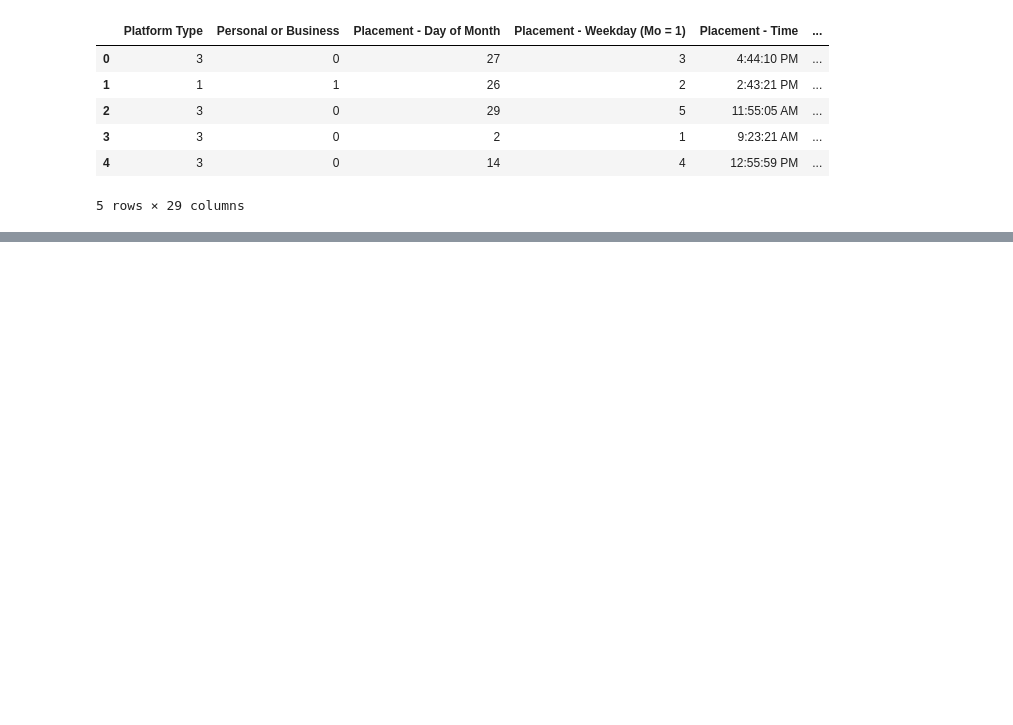
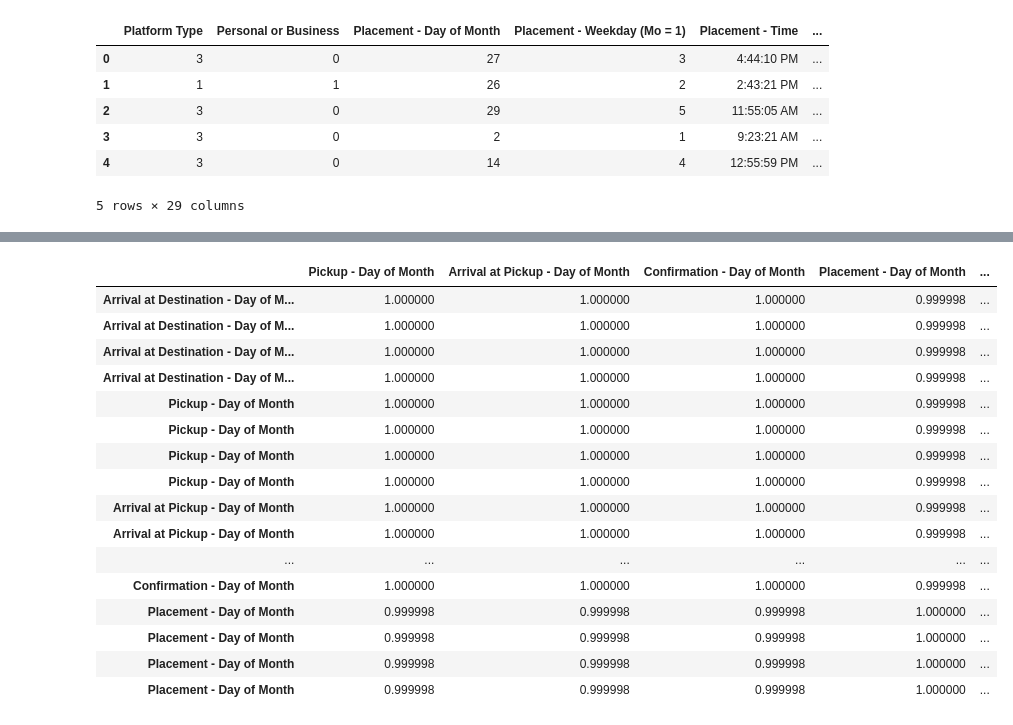
Before and after one commit to Valaska/Team_3_JHB, a Jupyter notebook: Regression+model (1).ipynb, the cells around one changed output, grey strips where cells are left out. Cells and saved outputs as stored; diff of their text form; code cells hidden in the pictures; blank space fills up the shorter version.

```diff
--- a/Regression+model (1).ipynb
+++ b/Regression+model (1).ipynb
@@ -106,0 +128,17 @@ test_data['Pickup - Time'] = new_dates2
+# %%
+corrs = dataset.corr()['Time from Pickup to Arrival'].sort_values(ascending=False)
+# %%
+from scipy.stats import pearsonr
+
+# Build a dictionary of correlation coefficients and p-values
+dict_cp = {}
+
+column_titles = [col for col in corrs.index if col!= 'Time from Pickup to Arrival']
+for col in column_titles:
+    p_val = round(pearsonr(dataset[col], dataset['Time from Pickup to Arrival'])[1],6)
+    dict_cp[col] = {'Correlation_Coefficient':corrs[col],
+                    'P_Value':p_val}
+
+df_cp = pd.DataFrame(dict_cp).T
+df_cp_sorted = df_cp.sort_values('P_Value')
+df_cp_sorted[df_cp_sorted['P_Value']<0.1]
@@ -106,0 +160,7 @@ test_data['Pickup - Time'] = new_dates2
+# %%
+y_name = 'Time from Pickup to Arrival'
+y_data = dataset[y_name]
+
+# Model building - Independent Variable (IV) DataFrame
+X_names = list(df_cp[df_cp['P_Value'] < 0.05].index)
+X_data = dataset[X_names]
@@ -106,0 +187,27 @@ test_data['Pickup - Time'] = new_dates2
+# %%
+corr = X_data.corr()
+r, c = np.where(np.abs(corr) > 0.9)
+
+# We are only interested in the off diagonal entries:
+off_diagonal = np.where(r != c)
+
+# Show the correlation matrix rows and columns where we have highly correlated off diagonal entries:
+corr.iloc[r[off_diagonal], c[off_diagonal]]
+# %% [output]
+|  | Pickup - Day of Month | Arrival at Pickup - Day of Month | Confirmation - Day of Month | Placement - Day of Month | ... |
+| Arrival at Destination - Day of M... | 1.000000 | 1.000000 | 1.000000 | 0.999998 | ... |
+| Arrival at Destination - Day of M... | 1.000000 | 1.000000 | 1.000000 | 0.999998 | ... |
+| Arrival at Destination - Day of M... | 1.000000 | 1.000000 | 1.000000 | 0.999998 | ... |
+| Arrival at Destination - Day of M... | 1.000000 | 1.000000 | 1.000000 | 0.999998 | ... |
+| Pickup - Day of Month | 1.000000 | 1.000000 | 1.000000 | 0.999998 | ... |
+| Pickup - Day of Month | 1.000000 | 1.000000 | 1.000000 | 0.999998 | ... |
+| Pickup - Day of Month | 1.000000 | 1.000000 | 1.000000 | 0.999998 | ... |
+| Pickup - Day of Month | 1.000000 | 1.000000 | 1.000000 | 0.999998 | ... |
+| Arrival at Pickup - Day of Month | 1.000000 | 1.000000 | 1.000000 | 0.999998 | ... |
+| Arrival at Pickup - Day of Month | 1.000000 | 1.000000 | 1.000000 | 0.999998 | ... |
+| ... | ... | ... | ... | ... | ... |
+| Confirmation - Day of Month | 1.000000 | 1.000000 | 1.000000 | 0.999998 | ... |
+| Placement - Day of Month | 0.999998 | 0.999998 | 0.999998 | 1.000000 | ... |
+| Placement - Day of Month | 0.999998 | 0.999998 | 0.999998 | 1.000000 | ... |
+| Placement - Day of Month | 0.999998 | 0.999998 | 0.999998 | 1.000000 | ... |
+| Placement - Day of Month | 0.999998 | 0.999998 | 0.999998 | 1.000000 | ... |
```
Also changed, not shown: parts of 15 cells of this notebook.
